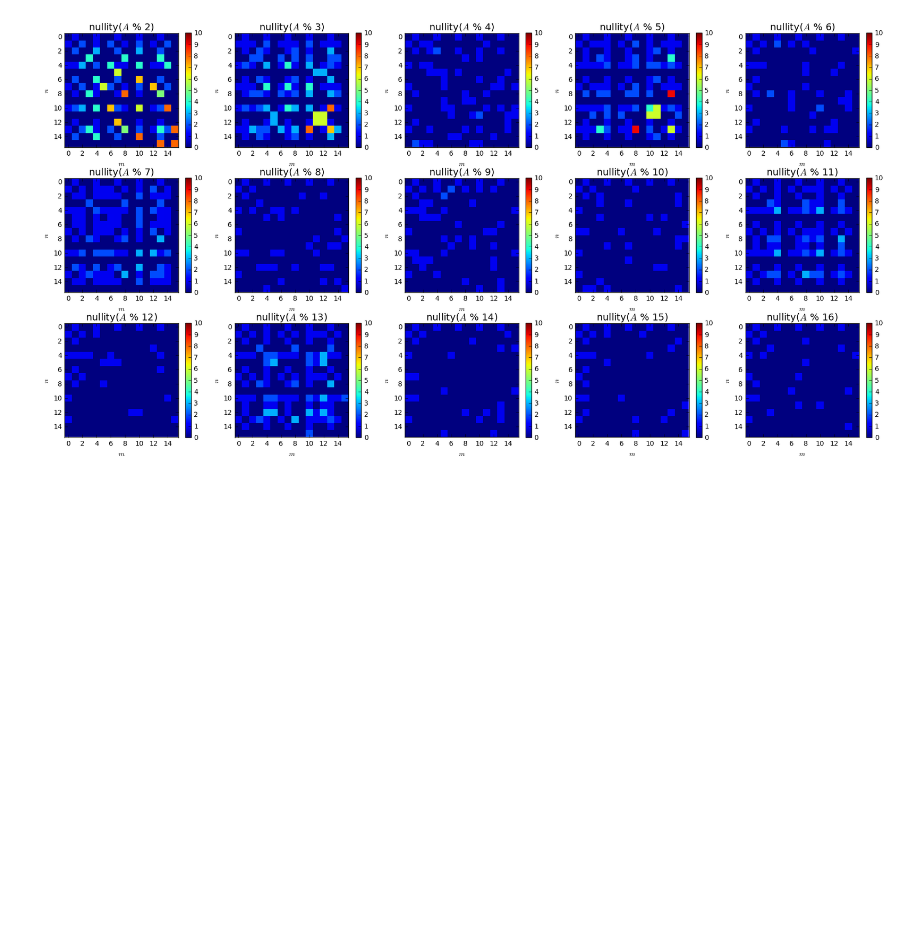
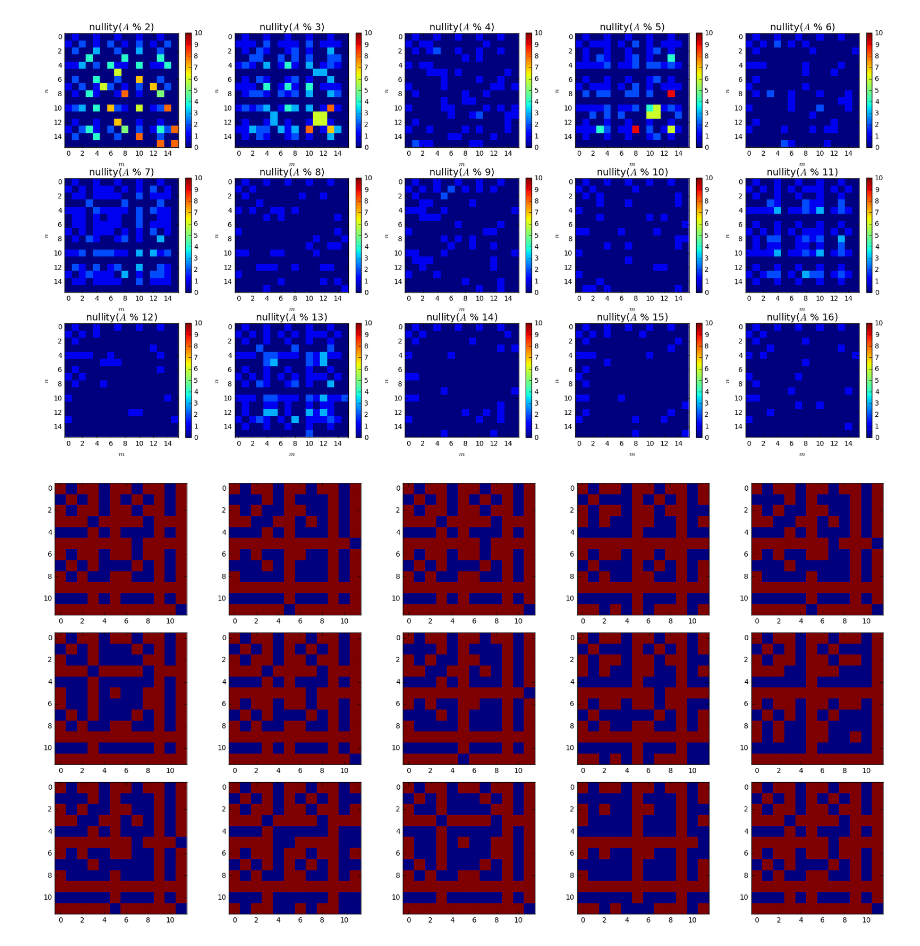
Before and after one commit to asross/am205-fproj, a Jupyter notebook: nullity-visualizations.ipynb, the cells around one changed output. Drawn from its saved outputs; the diff is of its cells as text; code cells hidden in the pictures; blank space fills up the shorter version.

```diff
--- a/nullity-visualizations.ipynb
+++ b/nullity-visualizations.ipynb
@@ -27,3 +27,20 @@ with figure_grid(3, 5, rowwidth=17.5) as grid:
         plot_results_for_mod(i)
 # %% [output]
 [figure]
+# %%
+import math
+from transition_helpers import *
+
+adj = lambda i, j: [[i,j,1],[i+1,j,1],[i-1,j,1],[i,j+1,1],[i,j-1,1]]
+
+with figure_grid(3, 5, rowwidth=17.5) as grid:
+    for k in range(2, 17):
+        R = np.zeros((12, 12), dtype=np.int64)
+        for m in range(1, 13):
+            for n in range(1, 13):
+                A = transition_matrix(adj, n, m, k)
+                R[m-1][n-1] = int(math.gcd(k, int(round(np.linalg.det(A.array)))) == 1)
+        grid.next_subplot()
+        plt.imshow(R, interpolation='none')
+# %% [output]
+[figure, added]
```
Also changed, not shown: 3 other files.
